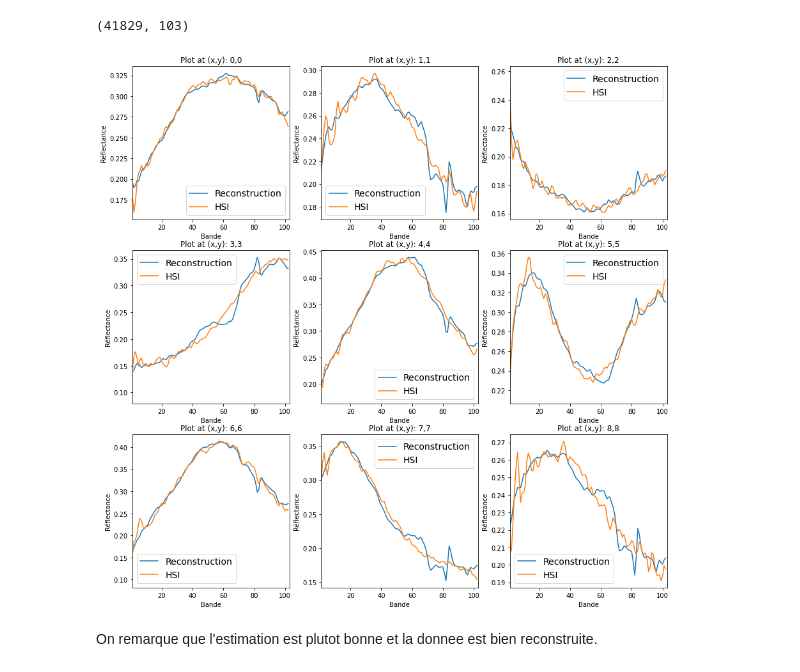
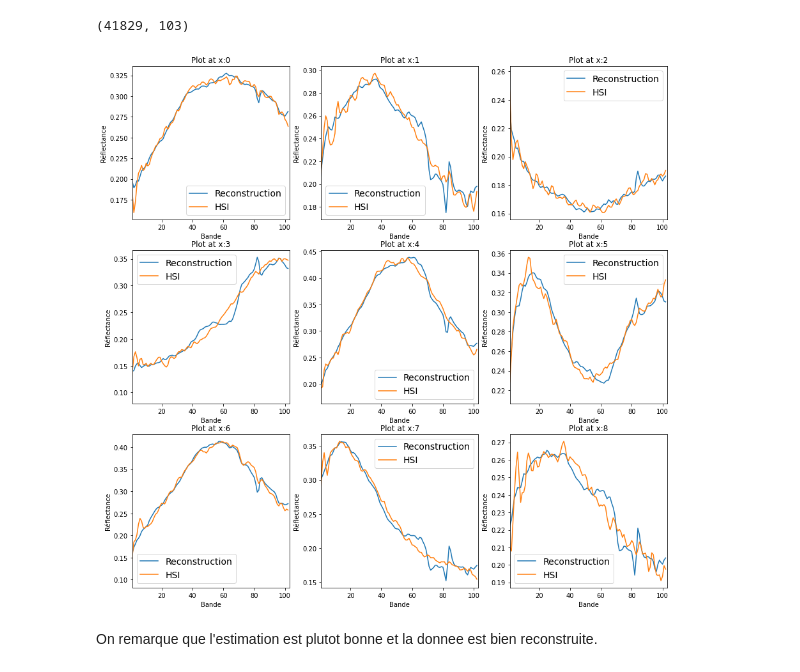
Before and after one commit to drguigui1/Unmixing-HSI, a Jupyter notebook: TP_demelange.ipynb, the cells around one changed output. Drawn from its saved outputs; the diff is of its cells as text; code cells hidden in the pictures.

```diff
--- a/TP_demelange.ipynb
+++ b/TP_demelange.ipynb
@@ -214,10 +215,10 @@ En pratique, ce n'est pas le cas, car dans notre modèle nous n'avons pas appliq
 # %%
 gt_flatten = gt.flatten()
 # %%
-non_zeros_idx = np.where((gt_flatten != 0) & (gt_flatten != 9))[0]
-non_zeros_idx
+usefull_idx = np.where((gt_flatten != 0) & (gt_flatten != 9))[0]
+usefull_idx
 # %% [output]
 array([    91,     92,     93, ..., 207343, 207344, 207345])
 # %%
-hsi_nonzeros = hsi.reshape((-1, 103))[non_zeros_idx]
+hsi_usefull = hsi.reshape((-1, 103))[usefull_idx]
 # %%
@@ -225,26 +226,23 @@ hsi_nonzeros.shape
 # %% [output]
 (41829, 103)
-# %%
-x = hsi_nonzeros[3]
-x_hat = E @ analytic_solution(E, x)
 # %%
 plt.figure(figsize=(15,15))
 
 for i in range(9):
-    x = hsi_nonzeros[i]
+    x = hsi_usefull[i]
     x_hat = E @ analytic_solution(E, x)
 
     plt.subplot(3, 3, i + 1)
     plt.plot(x_hat, label='Reconstruction')
     plt.plot(x, label='HSI')
-    plt.title("Plot at (x,y): {},{}".format(i, i))
+    plt.title("Plot at x:{}".format(i))
     plt.xlim((1,103))
     plt.xlabel('Bande')
     plt.ylabel('Réflectance')
     plt.legend(loc='best',fontsize=14)
 plt.show()
 # %% [output]
-[figure, old version]
+[figure, new version]
 # %% [markdown]
 On remarque que l'estimation est plutot bonne et la donnee est bien reconstruite.
 # %% [markdown]
```
Also changed, not shown: parts of 48 cells of this notebook.
